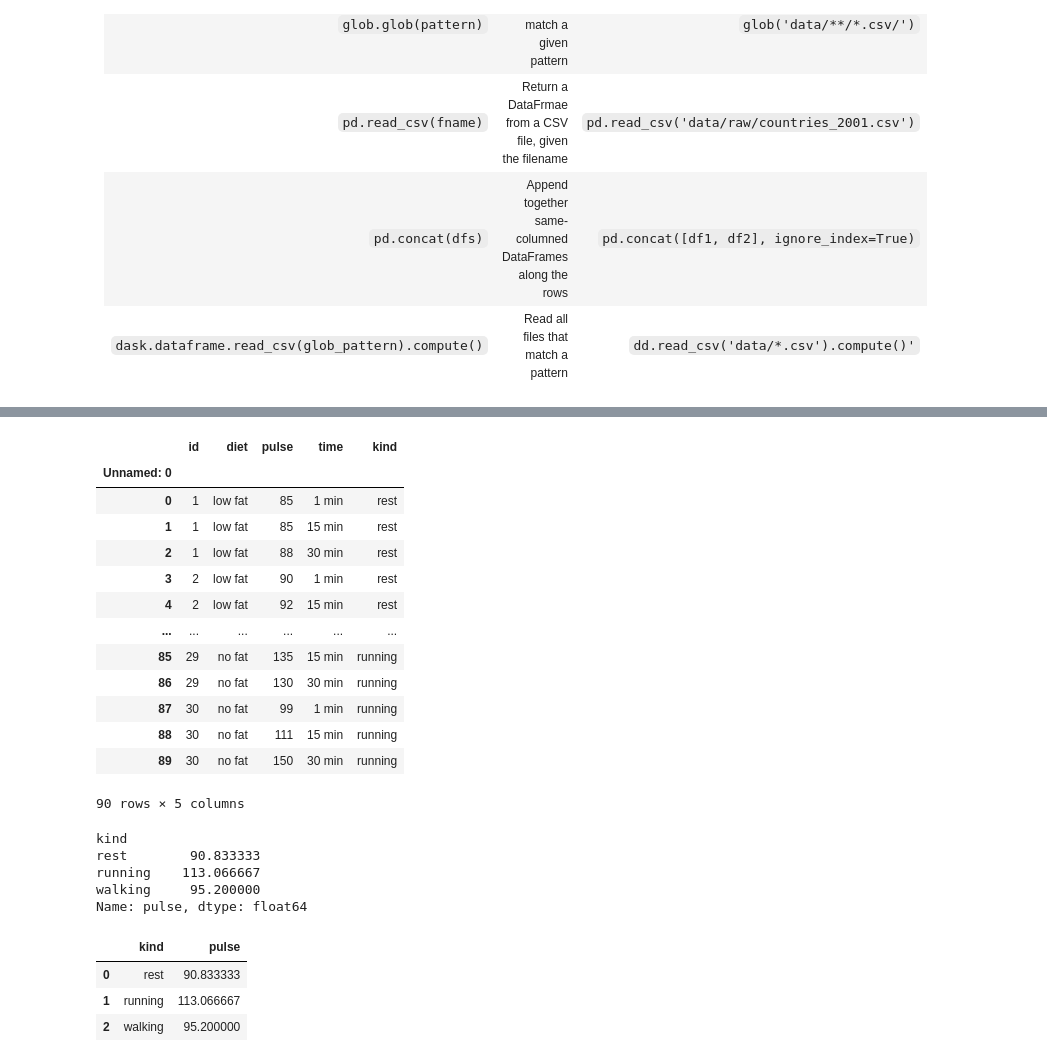
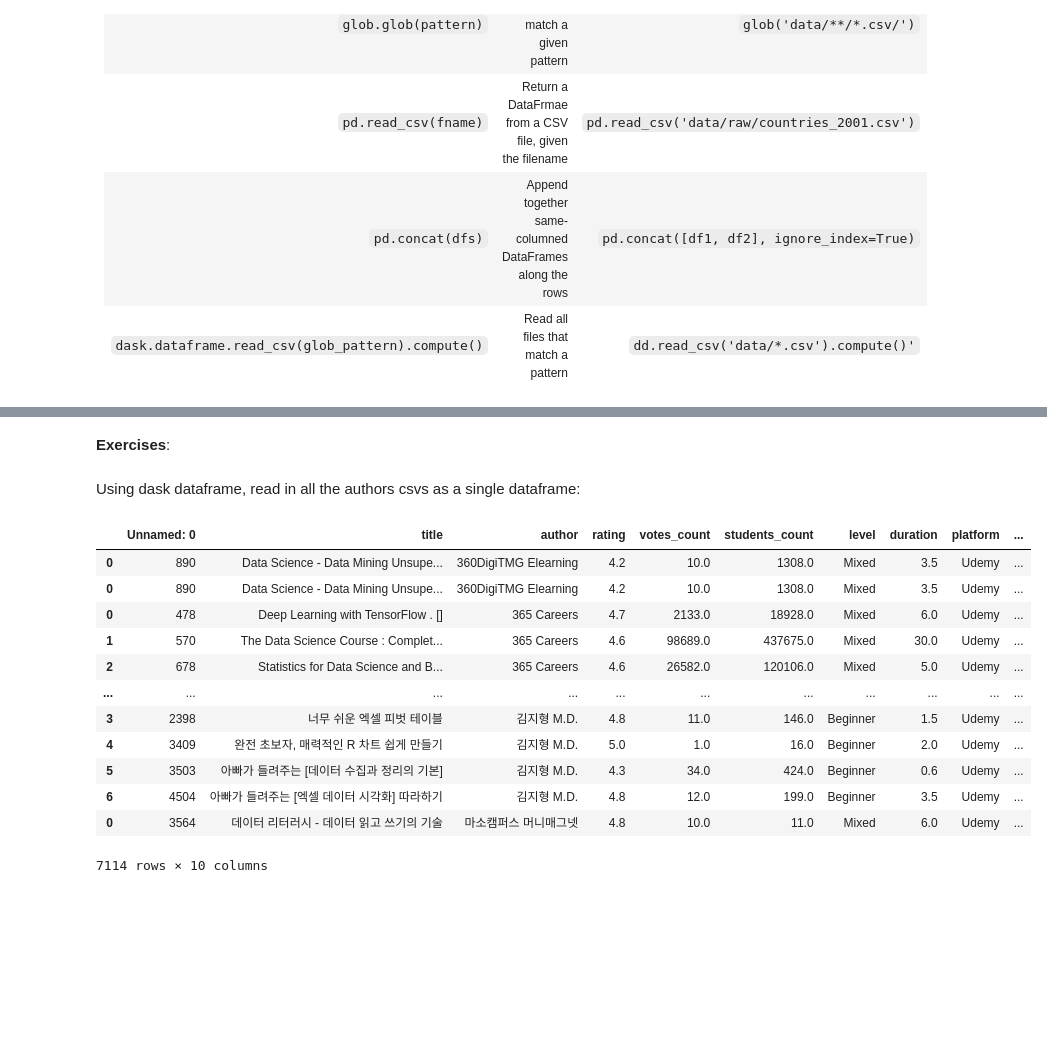
Before and after one commit to nickdelgrosso/CodeTeachingMaterials, a Jupyter notebook: notebooks/DS Pandas Concatenate.ipynb, the cells around one changed output, grey strips where cells are left out. Cells and saved outputs as stored; diff of their text form; code cells hidden in the pictures; blank space fills up the shorter version.

```diff
--- a/notebooks/DS Pandas Concatenate.ipynb
+++ b/notebooks/DS Pandas Concatenate.ipynb
@@ -51,5 +222,0 @@ df.head(5)
-# %%
-!rm -Rf exercise_split
-os.makedirs('exercise_split')
-for idx, dd in enumerate(np.array_split(df, 5)):
-    dd.to_csv('exercise_split/{}.csv'.format(idx))
@@ -96,34 +337,21 @@ Note: you may need to restart the kernel to use updated packages.
+# %% [markdown]
+**Exercises**:
+# %% [markdown]
+Using dask dataframe, read in all the authors csvs as a single dataframe:
 # %%
 import dask.dataframe as dd
+dd.read_csv('../data/processed/authors/*.csv').compute()
+# %% [output]
+|  | Unnamed: 0 | title | author | rating | votes_count | students_count | level | duration | platform | ... |
+| 0 | 890 | Data Science - Data Mining Unsupe... | 360DigiTMG Elearning | 4.2 | 10.0 | 1308.0 | Mixed | 3.5 | Udemy | ... |
+| 0 | 890 | Data Science - Data Mining Unsupe... | 360DigiTMG Elearning | 4.2 | 10.0 | 1308.0 | Mixed | 3.5 | Udemy | ... |
+| 0 | 478 | Deep Learning with TensorFlow . [] | 365 Careers | 4.7 | 2133.0 | 18928.0 | Mixed | 6.0 | Udemy | ... |
+| 1 | 570 | The Data Science Course : Complet... | 365 Careers | 4.6 | 98689.0 | 437675.0 | Mixed | 30.0 | Udemy | ... |
+| 2 | 678 | Statistics for Data Science and B... | 365 Careers | 4.6 | 26582.0 | 120106.0 | Mixed | 5.0 | Udemy | ... |
+| ... | ... | ... | ... | ... | ... | ... | ... | ... | ... | ... |
+| 3 | 2398 | 너무 쉬운 엑셀 피벗 테이블 | 김지형 M.D. | 4.8 | 11.0 | 146.0 | Beginner | 1.5 | Udemy | ... |
+| 4 | 3409 | 완전 초보자, 매력적인 R 차트 쉽게 만들기 | 김지형 M.D. | 5.0 | 1.0 | 16.0 | Beginner | 2.0 | Udemy | ... |
+| 5 | 3503 | 아빠가 들려주는 [데이터 수집과 정리의 기본] | 김지형 M.D. | 4.3 | 34.0 | 424.0 | Beginner | 0.6 | Udemy | ... |
+| 6 | 4504 | 아빠가 들려주는 [엑셀 데이터 시각화] 따라하기 | 김지형 M.D. | 4.8 | 12.0 | 199.0 | Beginner | 3.5 | Udemy | ... |
+| 0 | 3564 | 데이터 리터러시 - 데이터 읽고 쓰기의 기술 | 마소캠퍼스 머니매그넷 | 4.8 | 10.0 | 11.0 | Mixed | 6.0 | Udemy | ... |
+7114 rows × 10 columns
-# %%
-dd.read_csv('exercise_split/*.csv').set_index('Unnamed: 0').compute()
-# %% [output]
-|  | id | diet | pulse | time | kind |
-| Unnamed: 0 |  |  |  |  |  |
-| 0 | 1 | low fat | 85 | 1 min | rest |
-| 1 | 1 | low fat | 85 | 15 min | rest |
-| 2 | 1 | low fat | 88 | 30 min | rest |
-| 3 | 2 | low fat | 90 | 1 min | rest |
-| 4 | 2 | low fat | 92 | 15 min | rest |
-| ... | ... | ... | ... | ... | ... |
-| 85 | 29 | no fat | 135 | 15 min | running |
-| 86 | 29 | no fat | 130 | 30 min | running |
-| 87 | 30 | no fat | 99 | 1 min | running |
-| 88 | 30 | no fat | 111 | 15 min | running |
-| 89 | 30 | no fat | 150 | 30 min | running |
-90 rows × 5 columns
-# %%
-df.groupby('kind', as_index=True).pulse.mean()
-# %% [output]
-kind
-rest        90.833333
-running    113.066667
-walking     95.200000
-Name: pulse, dtype: float64
-# %%
-df.groupby('kind', as_index=False).pulse.mean()
-# %% [output]
-|  | kind | pulse |
-| 0 | rest | 90.833333 |
-| 1 | running | 113.066667 |
-| 2 | walking | 95.200000 |
```
Also changed, not shown: parts of 62 cells of this notebook, 7 other files.
